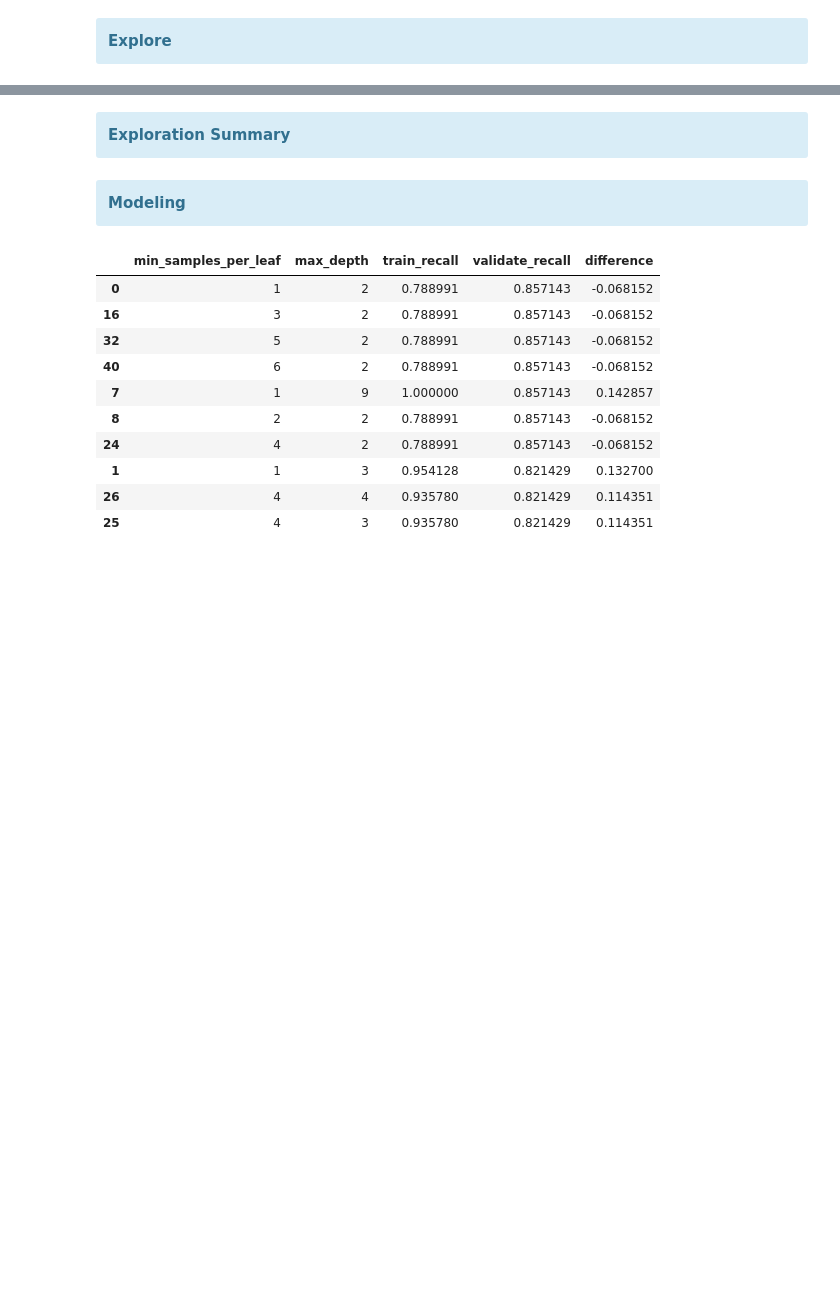
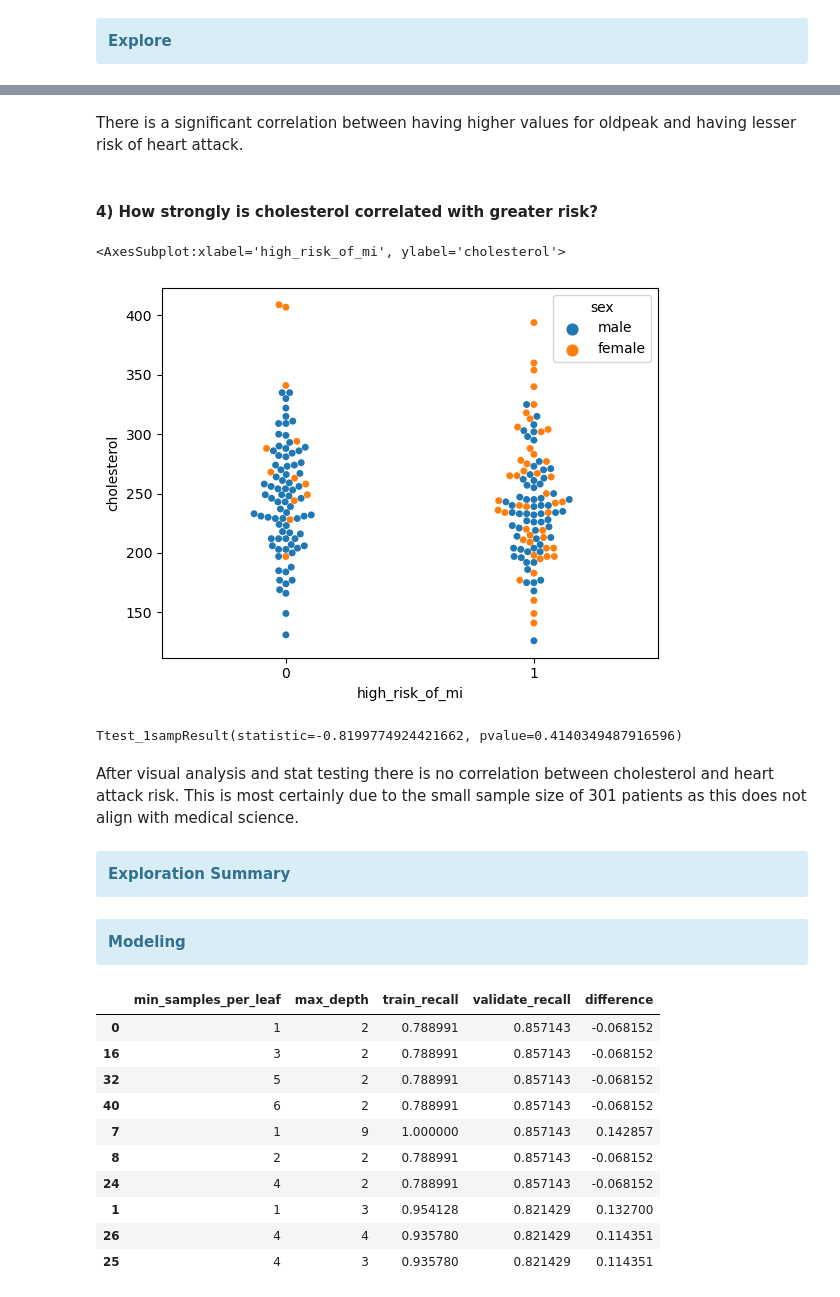
Before and after one commit to stephen-c-perry/Heart-Attack-Individual-Project, a Jupyter notebook: final_report.ipynb, the cells around one changed output, grey strips where cells are left out. Cells and saved outputs as stored; diff of their text form; code cells hidden in the pictures; blank space fills up the shorter version.

```diff
--- a/final_report.ipynb
+++ b/final_report.ipynb
@@ -50,3 +99,23 @@ train, val, test = p.split_data(df, 'high_risk_of_mi')
+# %% [markdown]
+There is a significant correlation between having higher values for oldpeak and having lesser risk of heart attack.
+# %% [markdown]
+#### 4) How strongly is cholesterol correlated with greater risk?
+# %%
+#plotting visual
+sns.swarmplot(data= train, x= train['high_risk_of_mi'], y= train['cholesterol'], hue= train['sex'])
+# %% [output]
+<AxesSubplot:xlabel='high_risk_of_mi', ylabel='cholesterol'>
+[figure, added]
+# %%
+# Performing one sample t test
+sample = train[train.high_risk_of_mi == 1].cholesterol
+overall_mean = train.cholesterol.mean()
+
+stats.ttest_1samp(sample, overall_mean)
+# %% [output]
+Ttest_1sampResult(statistic=-0.8199774924421662, pvalue=0.4140349487916596)
+# %% [markdown]
+After visual analysis and stat testing there is no correlation between cholesterol and heart attack risk.  This is most certainly due to the small sample size of 301 patients as this does not align with medical science.
 # %% [markdown]
 <div class = "alert alert-block block alert-info">
     <b> Exploration Summary  </b>
```
Also changed, not shown: parts of 17 cells of this notebook, 7 other files.
